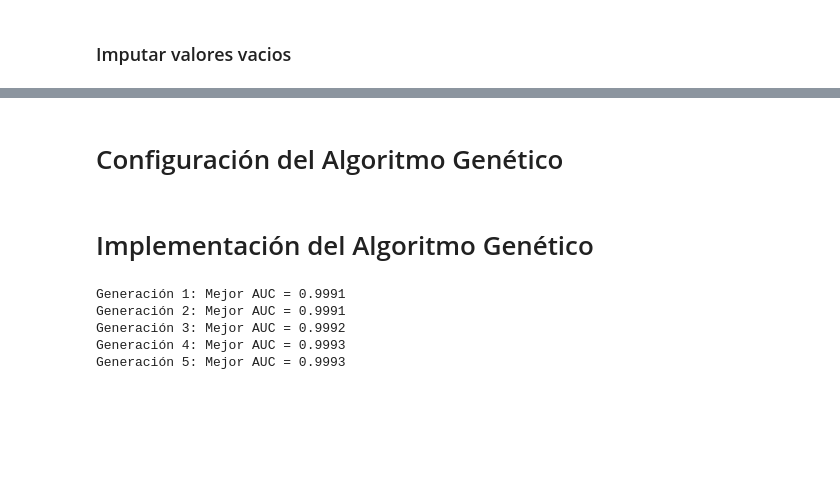
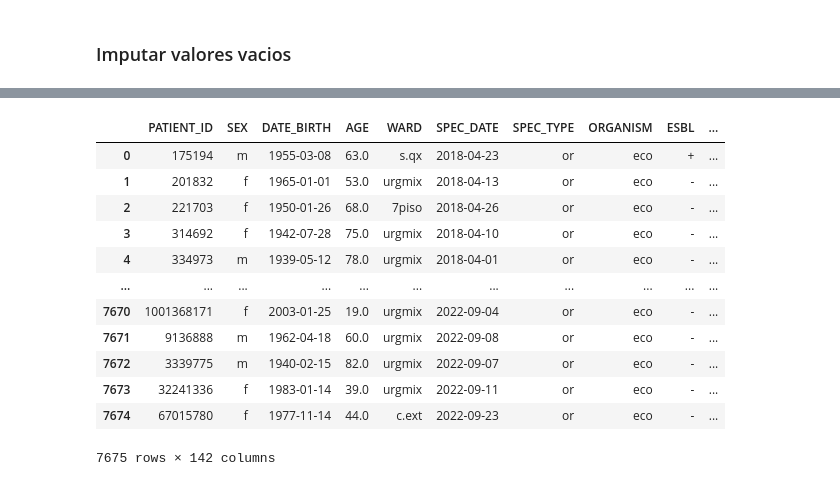
Before and after one commit to JuanBernal13/Metaheuristicas, a Jupyter notebook: Modelo_ML/modelo.ipynb, the cells around one changed output, grey strips where cells are left out. Cells and saved outputs as stored; diff of their text form; code cells hidden in the pictures; blank space fills up the shorter version.

```diff
--- a/Modelo_ML/modelo.ipynb
+++ b/Modelo_ML/modelo.ipynb
@@ -323,11 +323,5 @@ for c in cols_presentes:
 Columnas de interés presentes en el DataFrame: ['CARBAPENEM', 'X_IAD', 'X_APB', 'X_EDTA', 'X_THM', 'X_ISO', 'X_CARBA_NP', 'X_XPERT', 'X_MCIM', 'X_ECIM', 'X_GEN_CARB', 'X_ICR', 'X_OXSF', 'X_VIGILANC',  ...
 # %% [markdown]
 ### Preparacion variable objetivo
-# %%
-if "ESBL" not in df.columns:
-    raise ValueError("No se encontró la columna 'ESBL' en el DataFrame (ya limpia).")
-
-df["ESBL_bin"] = df["ESBL"].map({"+": 1, "-": 0})
-df = df.dropna(subset=["ESBL_bin"])  # Quita filas donde ESBL_bin sea NaN
 # %% [markdown]
 ### Imputar valores vacios
@@ -535,14 +327,0 @@ for c in cols_presentes:
-# %%
-# Preparar variable objetivo
-df["ESBL_bin"] = df["ESBL"].map({"+": 1, "-": 0})
-df = df.dropna(subset=["ESBL_bin"])
-
-# Matriz de características y objetivo
-X = df[cols_presentes].copy()
-y = df["ESBL_bin"].copy()
-X = X.fillna(X.mean())
-
-# Dividir datos
-X_train, X_test, y_train, y_test = train_test_split(X, y, test_size=0.2, random_state=42)
-# %% [markdown]
-# Configuración del Algoritmo Genético
@@ -586,39 +328,16 @@ def mutate(individual):
-# %% [markdown]
-# Implementación del Algoritmo Genético
-# %%
-def genetic_algorithm():
-    population = [create_individual() for _ in range(POPULATION_SIZE)]
-    best_individual = None
-    best_fitness = 0.0
-
-    for generation in range(GENERATIONS):
-        new_population = []
-        while len(new_population) < POPULATION_SIZE:
-            parent1 = tournament_selection(population)
-            parent2 = tournament_selection(population)
-            child1, child2 = crossover(parent1[:], parent2[:])
-            mutate(child1)
-            mutate(child2)
-            new_population.extend([child1, child2])
-
-        population = new_population[:POPULATION_SIZE]
-
-        # Evaluar el mejor individuo
-        current_best = max(population, key=fitness)
-        current_fitness = fitness(current_best)
-        if current_fitness > best_fitness:
-            best_fitness = current_fitness
-            best_individual = current_best
-
-        print(f"Generación {generation+1}: Mejor AUC = {best_fitness:.4f}")
-
-    return best_individual, best_fitness
-
-# Ejecutar el algoritmo genético
-best_subset, best_auc = genetic_algorithm()
-# %% [output]
-Generación 1: Mejor AUC = 0.9991
-Generación 2: Mejor AUC = 0.9991
-Generación 3: Mejor AUC = 0.9992
-Generación 4: Mejor AUC = 0.9993
-Generación 5: Mejor AUC = 0.9993
+# %%
+df
+# %% [output]
+|  | PATIENT_ID | SEX | DATE_BIRTH | AGE | WARD | SPEC_DATE | SPEC_TYPE | ORGANISM | ESBL | ... |
+| 0 | 175194 | m | 1955-03-08 | 63.0 | s.qx | 2018-04-23 | or | eco | + | ... |
+| 1 | 201832 | f | 1965-01-01 | 53.0 | urgmix | 2018-04-13 | or | eco | - | ... |
+| 2 | 221703 | f | 1950-01-26 | 68.0 | 7piso | 2018-04-26 | or | eco | - | ... |
+| 3 | 314692 | f | 1942-07-28 | 75.0 | urgmix | 2018-04-10 | or | eco | - | ... |
+| 4 | 334973 | m | 1939-05-12 | 78.0 | urgmix | 2018-04-01 | or | eco | - | ... |
+| ... | ... | ... | ... | ... | ... | ... | ... | ... | ... | ... |
+| 7670 | 1001368171 | f | 2003-01-25 | 19.0 | urgmix | 2022-09-04 | or | eco | - | ... |
+| 7671 | 9136888 | m | 1962-04-18 | 60.0 | urgmix | 2022-09-08 | or | eco | - | ... |
+| 7672 | 3339775 | m | 1940-02-15 | 82.0 | urgmix | 2022-09-07 | or | eco | - | ... |
+| 7673 | 32241336 | f | 1983-01-14 | 39.0 | urgmix | 2022-09-11 | or | eco | - | ... |
+| 7674 | 67015780 | f | 1977-11-14 | 44.0 | c.ext | 2022-09-23 | or | eco | - | ... |
+7675 rows × 142 columns
```
Also changed, not shown: parts of 22 cells of this notebook, 1 other file.
